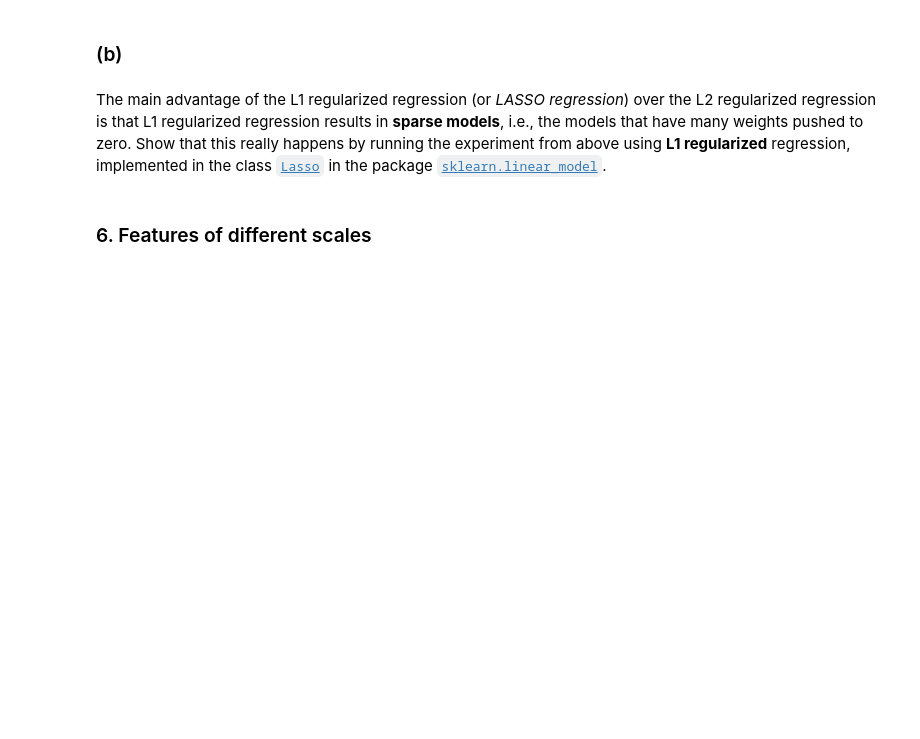
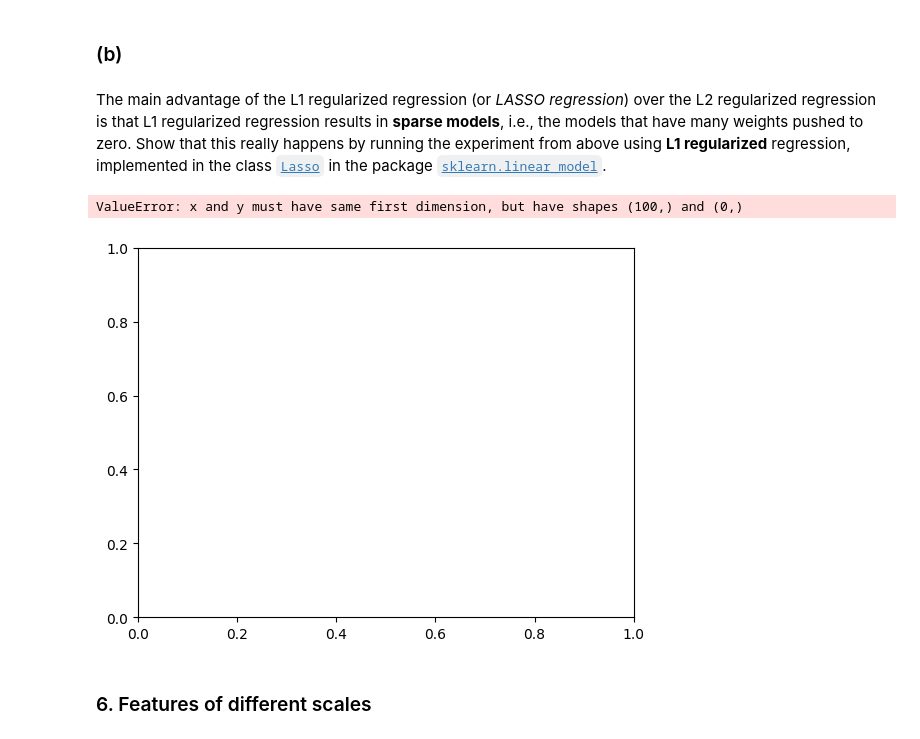
Before and after one commit to Emsamax/ML_croatia, a Jupyter notebook: ML1-2025-LAB1.ipynb, the cells around one changed output. Cells and saved outputs as stored; diff of their text form; code cells hidden in the pictures; blank space fills up the shorter version.

```diff
--- a/ML1-2025-LAB1.ipynb
+++ b/ML1-2025-LAB1.ipynb
@@ -459,3 +500,19 @@ from sklearn.linear_model import Lasso
+# %%
+from sklearn.linear_model import Lasso
+# Your code here
+L1 = []
+for i in lambdas:
+    X_train_fit = poly.fit_transform(X_train)
+    model = Lasso(i)
+    model.fit(X_train_fit, y_train)
+    L0.append(model.coef_)
+
+plt.plot(lambdas, np.log(L1), label='L1')
+plt.legend()
+plt.show()
+# %% [output]
+ValueError: x and y must have same first dimension, but have shapes (100,) and (0,)
+[figure, added]
 # %% [markdown]
 ### 6. Features of different scales
 # %% [markdown]
```
Also changed, not shown: parts of 16 cells of this notebook.
